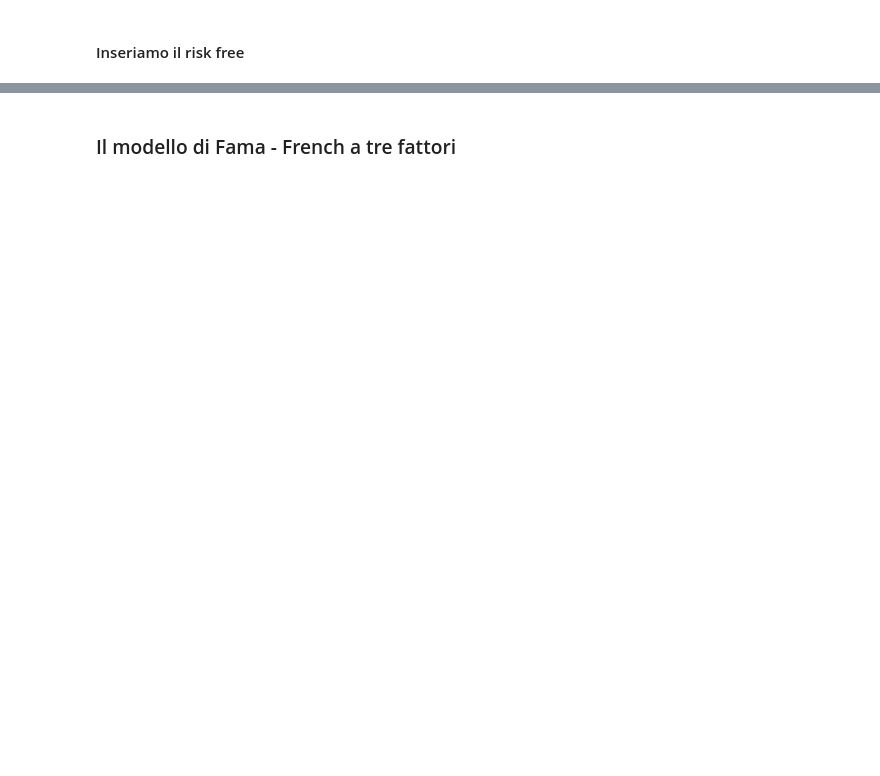
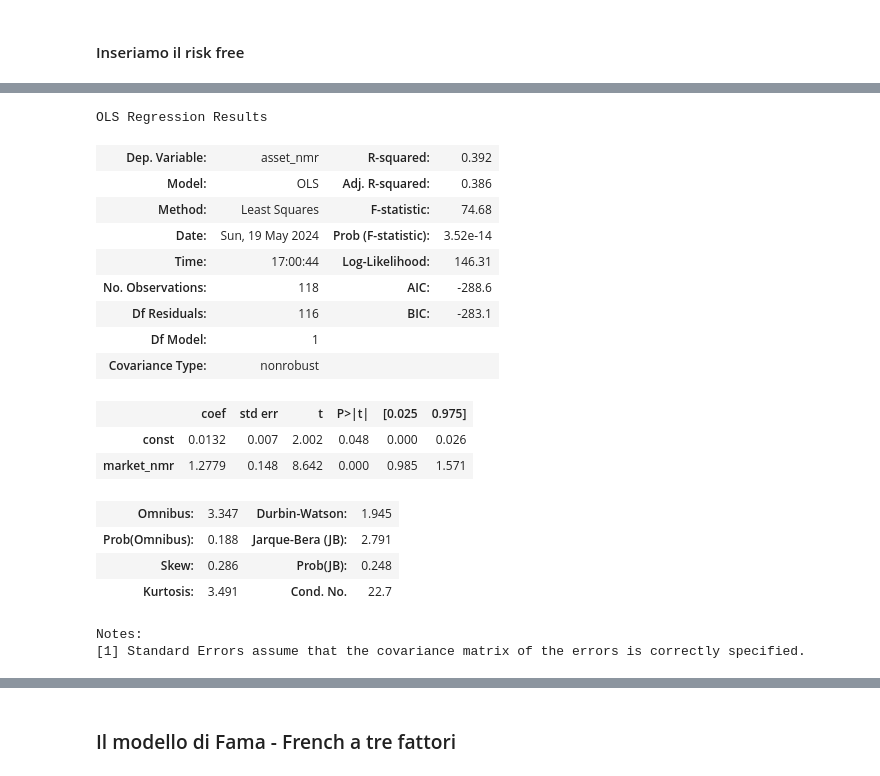
Before and after one commit to Pynci/business-intelligence, a Jupyter notebook: lezioni/Lezione_6_20240506/CAPM_2.ipynb, the cells around one changed output, grey strips where cells are left out. Drawn from its saved outputs; the diff is of its cells as text; code cells hidden in the pictures; blank space fills up the shorter version.

```diff
--- a/lezioni/Lezione_6_20240506/CAPM_2.ipynb
+++ b/lezioni/Lezione_6_20240506/CAPM_2.ipynb
@@ -101,6 +295,26 @@ X
 # %%
 capm_model = smf.OLS(y, X).fit()
-print(capm_model.summary())
+capm_model.summary()
+# %% [output]
+OLS Regression Results
+| Dep. Variable: | asset_nmr | R-squared: | 0.392 |
+| Model: | OLS | Adj. R-squared: | 0.386 |
+| Method: | Least Squares | F-statistic: | 74.68 |
+| Date: | Sun, 19 May 2024 | Prob (F-statistic): | 3.52e-14 |
+| Time: | 17:00:44 | Log-Likelihood: | 146.31 |
+| No. Observations: | 118 | AIC: | -288.6 |
+| Df Residuals: | 116 | BIC: | -283.1 |
+| Df Model: | 1 |  |  |
+| Covariance Type: | nonrobust |  |  |
+|  | coef | std err | t | P>|t| | [0.025 | 0.975] |
+| const | 0.0132 | 0.007 | 2.002 | 0.048 | 0.000 | 0.026 |
+| market_nmr | 1.2779 | 0.148 | 8.642 | 0.000 | 0.985 | 1.571 |
+| Omnibus: | 3.347 | Durbin-Watson: | 1.945 |
+| Prob(Omnibus): | 0.188 | Jarque-Bera (JB): | 2.791 |
+| Skew: | 0.286 | Prob(JB): | 0.248 |
+| Kurtosis: | 3.491 | Cond. No. | 22.7 |
+Notes:
+[1] Standard Errors assume that the covariance matrix of the errors is correctly specified.
 # %%
 #Il tasso risk free si può anche scaricare dal database della Banca della Riserva Federale di Saint Louis (FRED)
 
```
Also changed, not shown: parts of 51 cells of this notebook, 1 other file.
